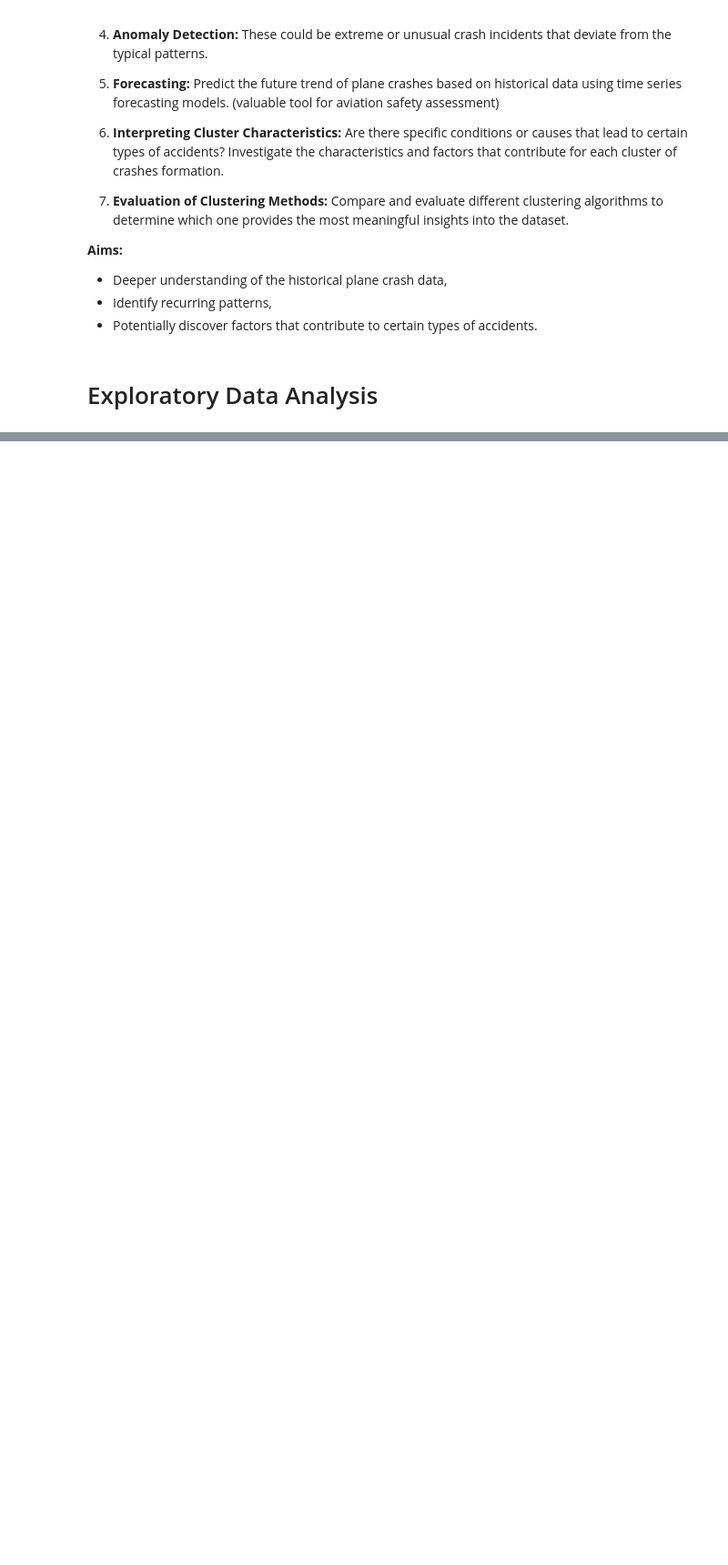
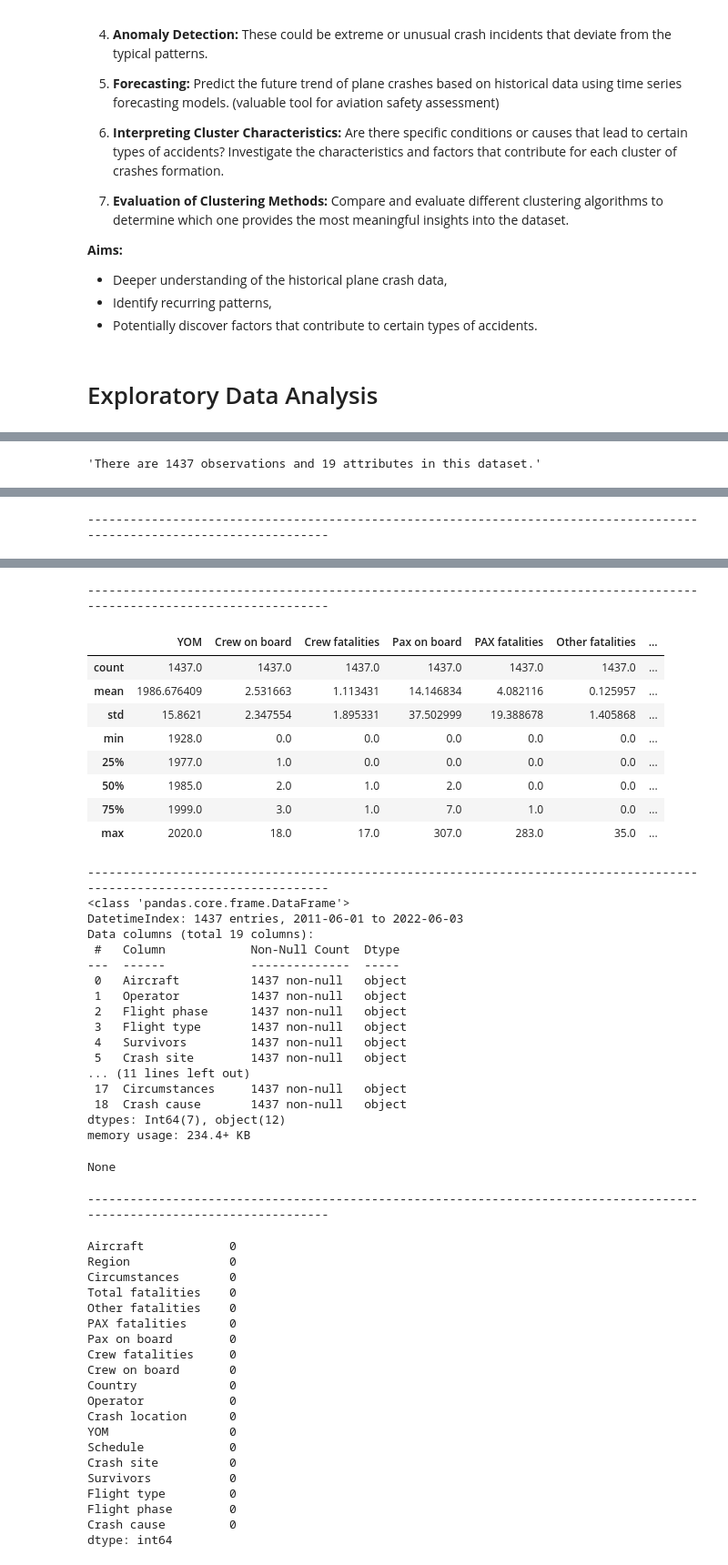
Before and after one commit to heitorgaf/Machine-Learning-for-Business, a Jupyter notebook: MLBus_HDipData_CA1.ipynb, the cells around one changed output, grey strips where cells are left out. Shown: that part at 91% size. Saved outputs shown, nothing was run; the diff lists cells and outputs as text; code cells hidden in the pictures; blank space fills up the shorter version.

```diff
--- a/MLBus_HDipData_CA1.ipynb
+++ b/MLBus_HDipData_CA1.ipynb
@@ -110,0 +259,8 @@ dtype: int64
+# %%
+# To create a filter valid_year where only values after 1900 and before 2022 will be kept
+valid_years = (df['YOM'] >= 1900) & (df['YOM'] <= 2022)
+df = df[valid_years]
+# %%
+glimpse(df)
+# %% [output]
+'There are 1437 observations and 19 attributes in this dataset.'
@@ -110,0 +273 @@ dtype: int64
+------------------------------------------------------------------------------------------------------------------------
@@ -110,0 +279,49 @@ dtype: int64
+------------------------------------------------------------------------------------------------------------------------
+|  | YOM | Crew on board | Crew fatalities | Pax on board | PAX fatalities | Other fatalities | ... |
+| count | 1437.0 | 1437.0 | 1437.0 | 1437.0 | 1437.0 | 1437.0 | ... |
+| mean | 1986.676409 | 2.531663 | 1.113431 | 14.146834 | 4.082116 | 0.125957 | ... |
+| std | 15.8621 | 2.347554 | 1.895331 | 37.502999 | 19.388678 | 1.405868 | ... |
+| min | 1928.0 | 0.0 | 0.0 | 0.0 | 0.0 | 0.0 | ... |
+| 25% | 1977.0 | 1.0 | 0.0 | 0.0 | 0.0 | 0.0 | ... |
+| 50% | 1985.0 | 2.0 | 1.0 | 2.0 | 0.0 | 0.0 | ... |
+| 75% | 1999.0 | 3.0 | 1.0 | 7.0 | 1.0 | 0.0 | ... |
+| max | 2020.0 | 18.0 | 17.0 | 307.0 | 283.0 | 35.0 | ... |
+------------------------------------------------------------------------------------------------------------------------
+<class 'pandas.core.frame.DataFrame'>
+DatetimeIndex: 1437 entries, 2011-06-01 to 2022-06-03
+Data columns (total 19 columns):
+ #   Column            Non-Null Count  Dtype
+---  ------            --------------  -----
+ 0   Aircraft          1437 non-null   object
+ 1   Operator          1437 non-null   object
+ 2   Flight phase      1437 non-null   object
+ 3   Flight type       1437 non-null   object
+ 4   Survivors         1437 non-null   object
+ 5   Crash site        1437 non-null   object
+... (11 lines left out)
+ 17  Circumstances     1437 non-null   object
+ 18  Crash cause       1437 non-null   object
+dtypes: Int64(7), object(12)
+memory usage: 234.4+ KB
+None
+------------------------------------------------------------------------------------------------------------------------
+Aircraft            0
+Region              0
+Circumstances       0
+Total fatalities    0
+Other fatalities    0
+PAX fatalities      0
+Pax on board        0
+Crew fatalities     0
+Crew on board       0
+Country             0
+Operator            0
+Crash location      0
+YOM                 0
+Schedule            0
+Crash site          0
+Survivors           0
+Flight type         0
+Flight phase        0
+Crash cause         0
+dtype: int64
```
Also changed, not shown: parts of 20 cells of this notebook.
